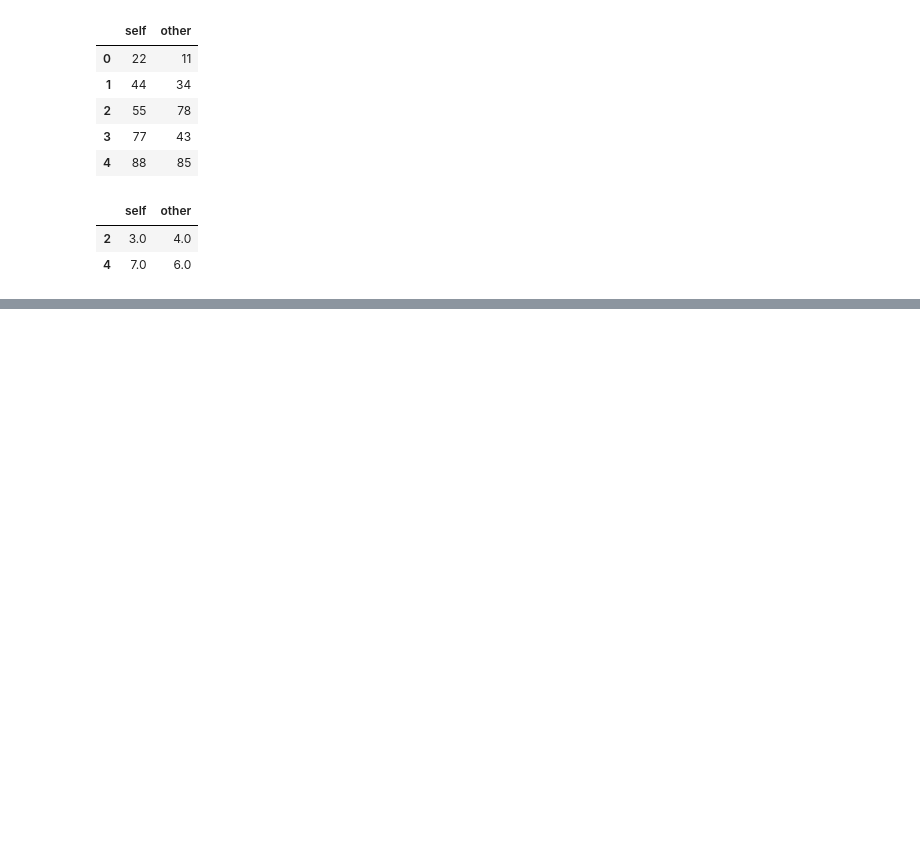
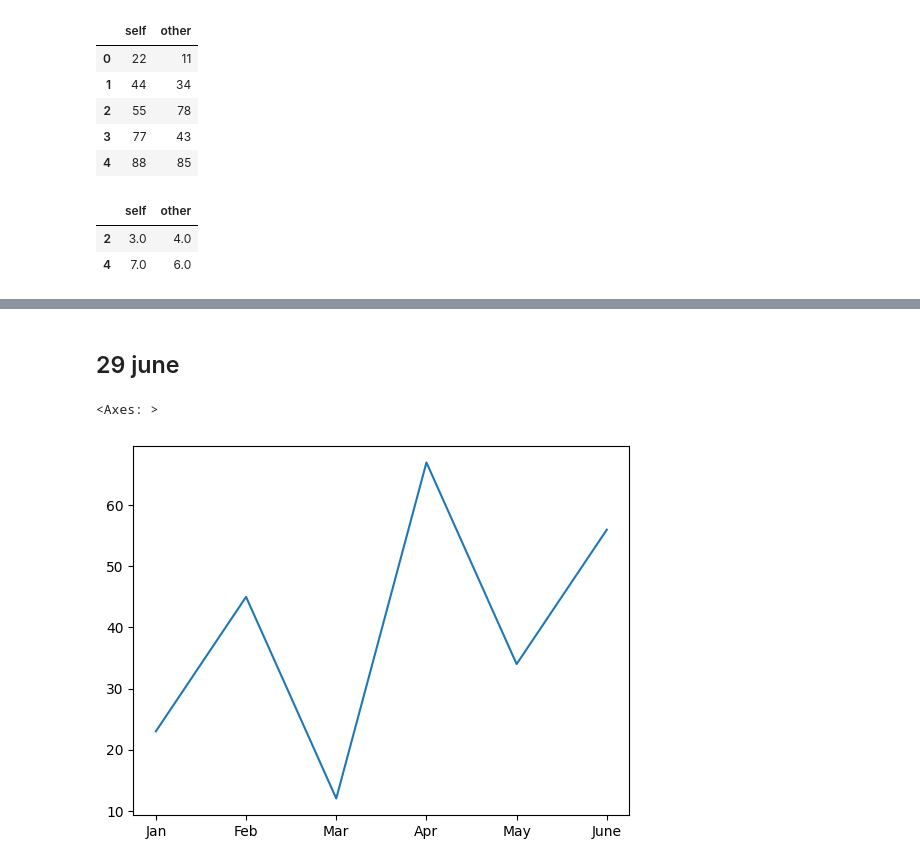
Before and after one commit to MuskanParmar-mp/python_lib, a Jupyter notebook: pand.ipynb, the cells around one changed output, grey strips where cells are left out. Saved outputs shown, nothing was run; the diff lists cells and outputs as text; code cells hidden in the pictures; blank space fills up the shorter version.

```diff
--- a/pand.ipynb
+++ b/pand.ipynb
@@ -667 +666,14 @@ dtype: int64>
 dtype: int64
+# %% [markdown]
+## 29 june
+# %%
+import pandas as pd
+import matplotlib.pyplot as plt
+
+s = pd.Series([23,45,12,67,34,56],
+index=['Jan','Feb','Mar','Apr','May','June'])
+#Line Chart (default)
+s.plot()
+# %% [output]
+<Axes: >
+[figure, added]
```
Also changed, not shown: parts of 7 cells of this notebook, 2 other files.
